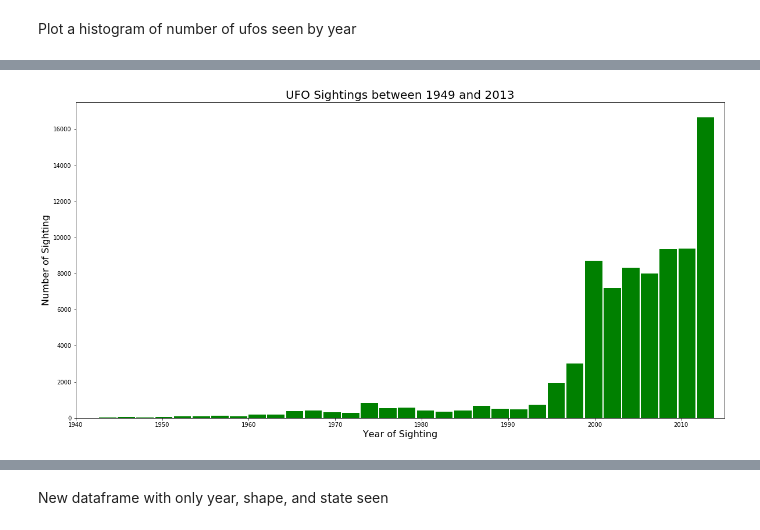
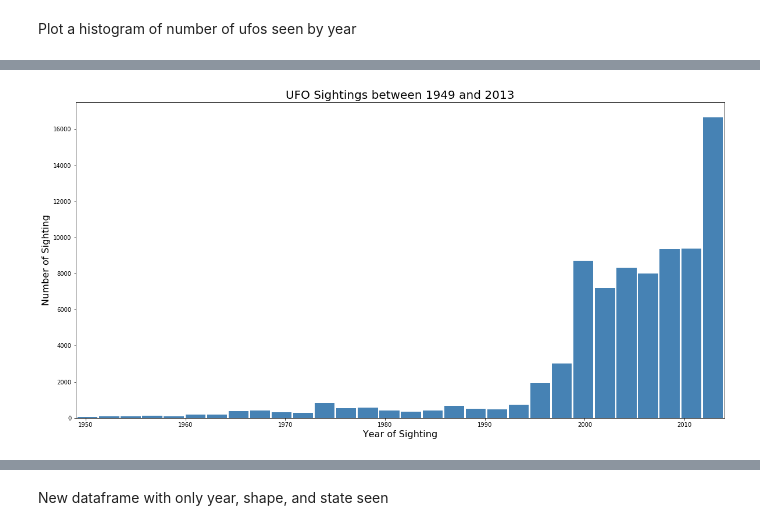
Before and after one commit to laffertyrichard/capstone1, a Jupyter notebook: capstone1.ipynb, the cells around one changed output, grey strips where cells are left out. Drawn from its saved outputs; the diff is of its cells as text; code cells hidden in the pictures.

```diff
--- a/capstone1.ipynb
+++ b/capstone1.ipynb
@@ -287,10 +322,10 @@ Plot a histogram of number of ufos seen by year
 # %%
 fig, ax = plt.subplots()
-ax.hist(ufo['year'], bins = 50, color = 'green', width = 2)
+ax.hist(ufo['year'], bins = 50, color = 'steelblue', width = 2)
 ax.set_xlabel('Year of Sighting', fontsize = 16)
 ax.set_ylabel('Number of Sighting', fontsize = 16)
 ax.set_title('UFO Sightings between 1949 and 2013', fontsize = 20)
-ax.set_xlim(1940, 2015)
+ax.set_xlim(1949, 2014)
 data_expon = expon.rvs(scale=1,loc=0,size=1000)
 # %% [output]
-[figure, old version]
+[figure, new version]
```
Also changed, not shown: parts of 44 cells of this notebook.
